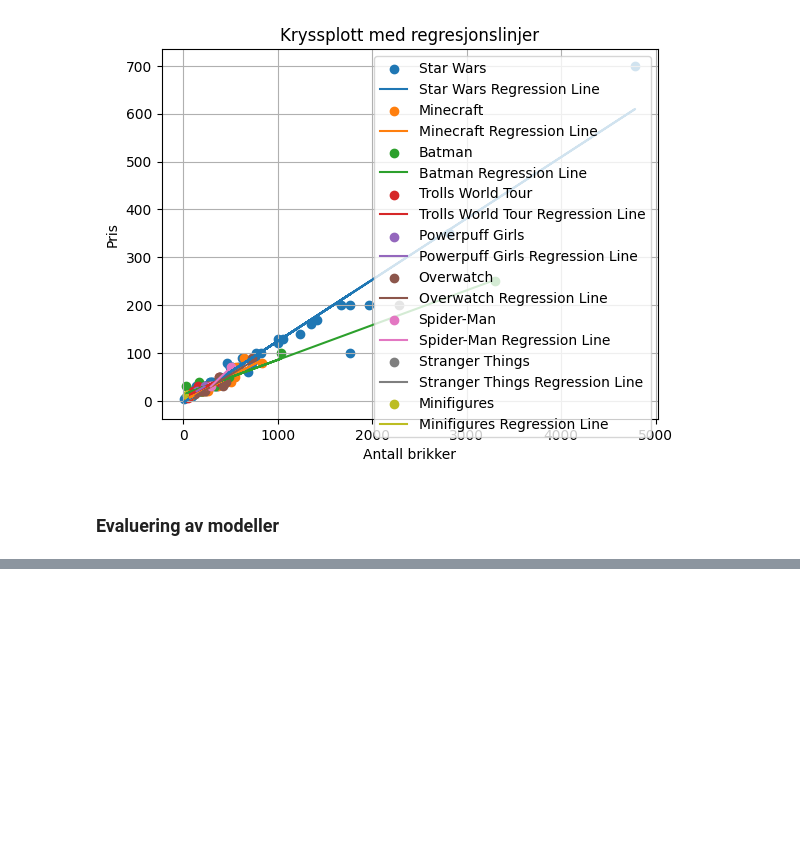
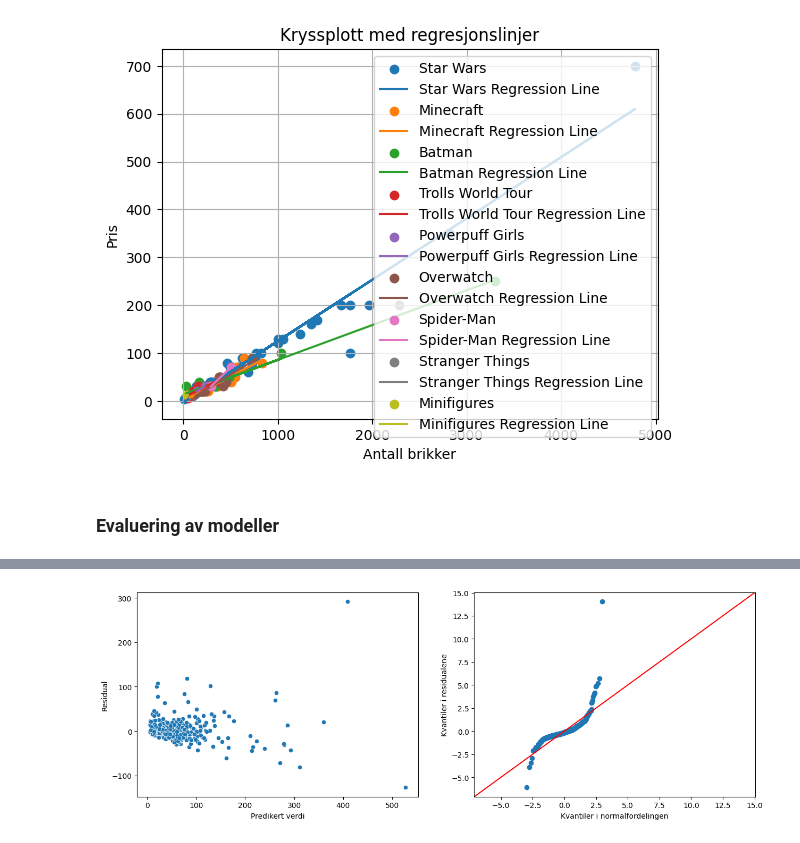
Before and after one commit to erikbjo/istg1003prosjekt, a Jupyter notebook: Oppgaver/arthurTestBook.ipynb, the cells around one changed output, grey strips where cells are left out. Saved outputs shown, nothing was run; the diff lists cells and outputs as text; code cells hidden in the pictures; blank space fills up the shorter version.

Commit message:
Added qqplot and estimation from mlr

```diff
--- a/Oppgaver/arthurTestBook.ipynb
+++ b/Oppgaver/arthurTestBook.ipynb
@@ -313,7 +313,9 @@ def showQQPlot(dataframe):
     # Steg 5: Evaluere om modellen passer til dataene
     # med interaksjonsledd mellom antall brikker og tema
 
-    modell3_mlri = smf.ols('Price ~ Pieces + Pages + Minifigures' , data = dataframe)
+    modell3_mlri = smf.ols(
+        'Price ~ Varemerke_Unclear + Varemerke_Original + Varemerke_Brand + Pieces + Pages + Minifigures',
+        data = dataframe)
     modell3_mlri.fit().summary()
 
     # Plotte predikert verdi mot residual
@@ -367,3 +369,7 @@ Notes:
 [1] Standard Errors assume that the covariance matrix of the errors is correctly specified.
 [2] The smallest eigenvalue is 2.03e-27. This might indicate that there are
 strong multicollinearity problems or that the design matrix is singular.
+# %%
+showQQPlot(df_with_dummies)
+# %% [output]
+[figure, added]
```
Also changed, not shown: parts of 4 cells of this notebook.
